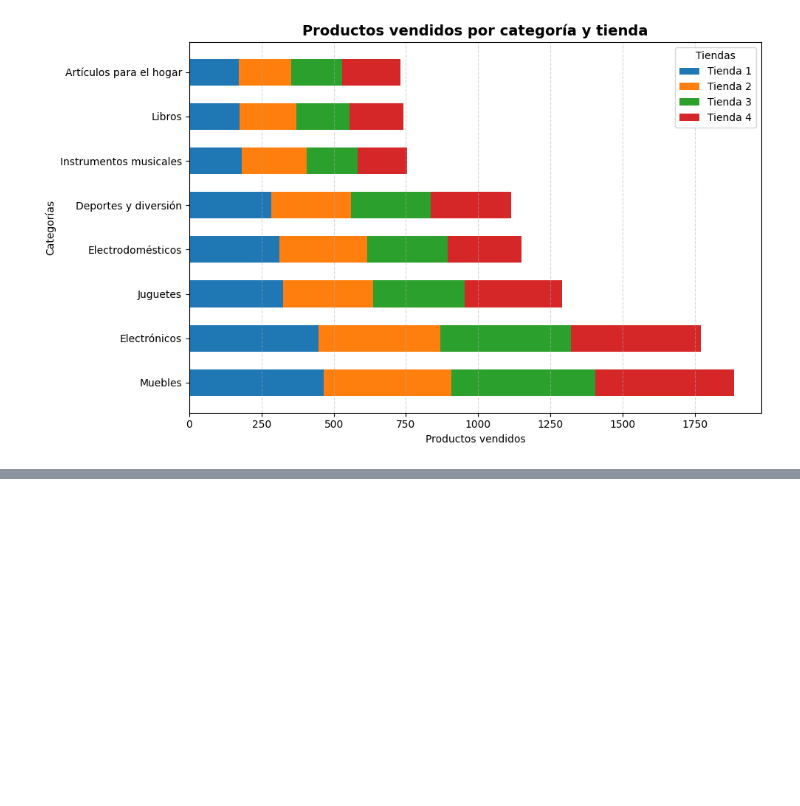
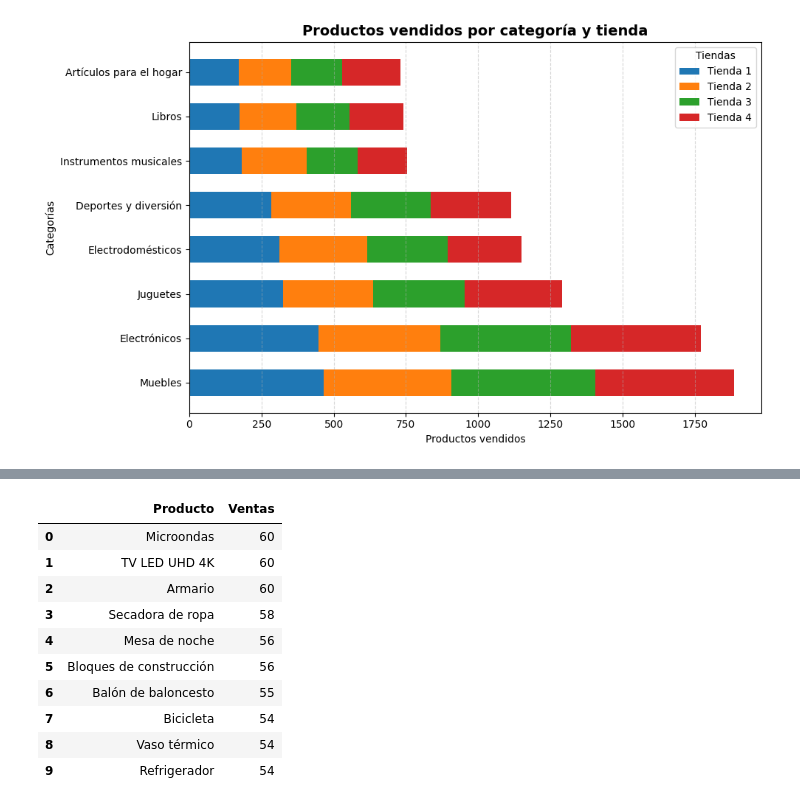
Before and after one commit to Nataliahfk/Challenge_AluraStore_ejemplo, a Jupyter notebook: notebooks/eda_2.ipynb, the cells around one changed output, grey strips where cells are left out. Cells and saved outputs as stored; diff of their text form; code cells hidden in the pictures; blank space fills up the shorter version.

```diff
--- a/notebooks/eda_2.ipynb
+++ b/notebooks/eda_2.ipynb
@@ -230,0 +448,29 @@ plt.show() #Muestra el gráfico
+# %%
+def productos_mas_vendidos(df, nombre_tienda, top_n=10):
+    conteo = (
+        df['Producto']
+        .value_counts()
+        .rename_axis('Producto')
+        .reset_index(name='Ventas')
+    )
+    return (
+        conteo
+            .nlargest(top_n, 'Ventas')      # → DataFrame con las top_n filas ordenadas desc.
+            .reset_index(drop=True)         # → índice limpio: 0, 1, 2, …, top_n-1
+)
+
+# Ahora la llamada no imprime nada, solo devuelve el df
+productos_mas_vendidos_t1 = productos_mas_vendidos(tienda_1, "Tienda 1", top_n=10) #Llama a la función para la tienda 1 y muestra los 10 productos menos vendidos
+productos_mas_vendidos_t1
+# %% [output]
+|  | Producto | Ventas |
+| 0 | Microondas | 60 |
+| 1 | TV LED UHD 4K | 60 |
+| 2 | Armario | 60 |
+| 3 | Secadora de ropa | 58 |
+| 4 | Mesa de noche | 56 |
+| 5 | Bloques de construcción | 56 |
+| 6 | Balón de baloncesto | 55 |
+| 7 | Bicicleta | 54 |
+| 8 | Vaso térmico | 54 |
+| 9 | Refrigerador | 54 |
```
Also changed, not shown: parts of 21 cells of this notebook, 1 other file.
